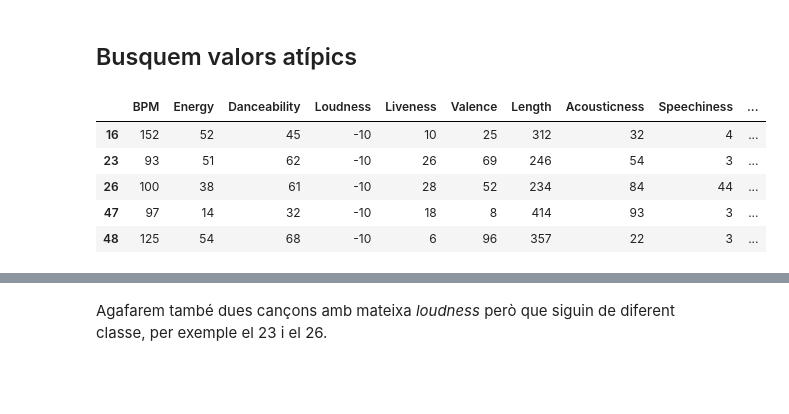
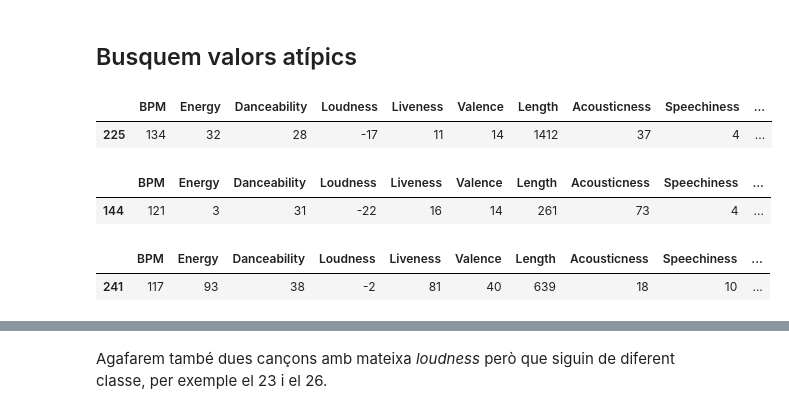
Before and after one commit to ericryhr/APA-PRACTICA, a Jupyter notebook: interpretability.ipynb, the cells around one changed output, grey strips where cells are left out. Cells and saved outputs as stored; diff of their text form; code cells hidden in the pictures; blank space fills up the shorter version.

```diff
--- a/interpretability.ipynb
+++ b/interpretability.ipynb
@@ -57,15 +59,20 @@ votcls = pickle.load(open('./models/voting_qsvm+mlp', 'rb'))
 # %% [markdown]
 ## Busquem valors atípics
-# %%
-id_max_length = df_test['Length'].idxmax()
-id_min_loud = df_test['Loudness'].idxmin()
-id_max_loud = df_test['Loudness'].idxmax()
-indices = df_test[df_test['Loudness'] == -10]
-indices.head()
-# %% [output]
-|  | BPM | Energy | Danceability | Loudness | Liveness | Valence | Length | Acousticness | Speechiness | ... |
-| 16 | 152 | 52 | 45 | -10 | 10 | 25 | 312 | 32 | 4 | ... |
-| 23 | 93 | 51 | 62 | -10 | 26 | 69 | 246 | 54 | 3 | ... |
-| 26 | 100 | 38 | 61 | -10 | 28 | 52 | 234 | 84 | 44 | ... |
-| 47 | 97 | 14 | 32 | -10 | 18 | 8 | 414 | 93 | 3 | ... |
-| 48 | 125 | 54 | 68 | -10 | 6 | 96 | 357 | 22 | 3 | ... |
+# %%
+id_max_length = df_test['Length'].idxmax()
+df_test.iloc[id_max_length].to_frame().T
+# %% [output]
+|  | BPM | Energy | Danceability | Loudness | Liveness | Valence | Length | Acousticness | Speechiness | ... |
+| 225 | 134 | 32 | 28 | -17 | 11 | 14 | 1412 | 37 | 4 | ... |
+# %%
+id_min_loud = df_test['Loudness'].idxmin()
+df_test.iloc[id_min_loud].to_frame().T
+# %% [output]
+|  | BPM | Energy | Danceability | Loudness | Liveness | Valence | Length | Acousticness | Speechiness | ... |
+| 144 | 121 | 3 | 31 | -22 | 16 | 14 | 261 | 73 | 4 | ... |
+# %%
+id_max_loud = df_test['Loudness'].idxmax()
+df_test.iloc[id_max_loud].to_frame().T
+# %% [output]
+|  | BPM | Energy | Danceability | Loudness | Liveness | Valence | Length | Acousticness | Speechiness | ... |
+| 241 | 117 | 93 | 38 | -2 | 81 | 40 | 639 | 18 | 10 | ... |
```
Also changed, not shown: parts of 16 cells of this notebook.
